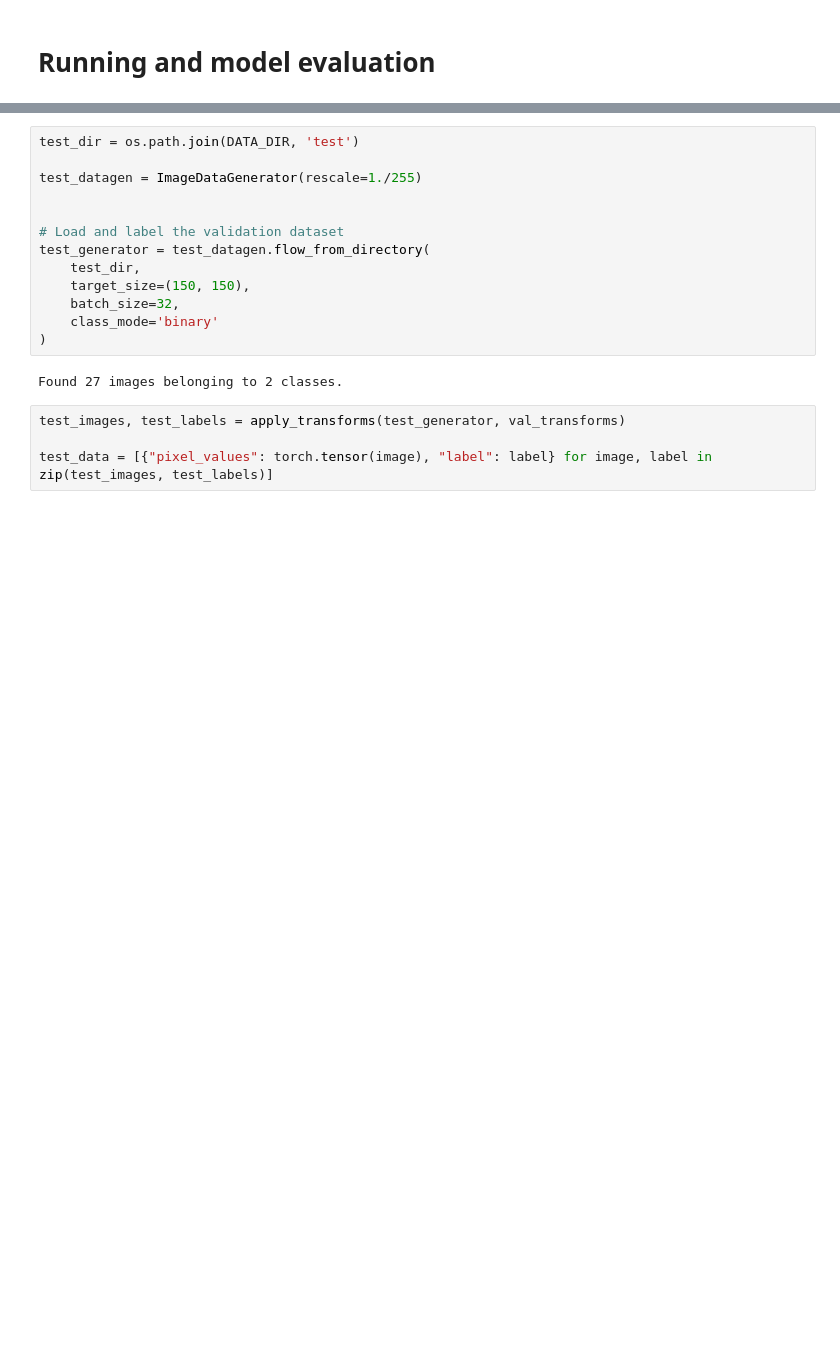
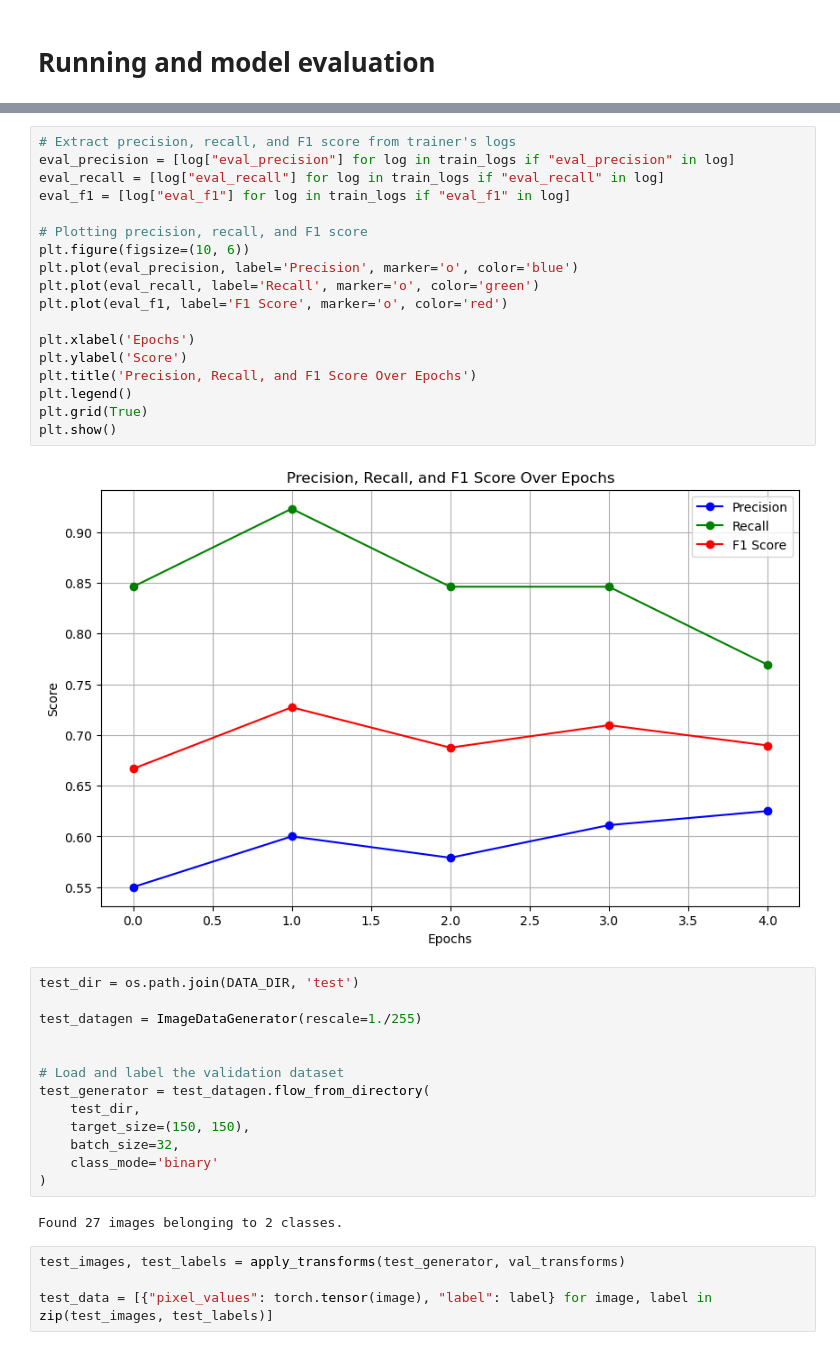
Before and after one commit to tkvngan/DeepLearning_for_BrainTumorDetection, a Jupyter notebook: notebooks/ByteBard8/sota_ViT.ipynb, the cells around one changed output, grey strips where cells are left out. Drawn from its saved outputs; the diff is of its cells as text; blank space fills up the shorter version.

```diff
--- a/notebooks/ByteBard8/sota_ViT.ipynb
+++ b/notebooks/ByteBard8/sota_ViT.ipynb
@@ -282,3 +306,23 @@ plt.show()
+# %%
+# Extract precision, recall, and F1 score from trainer's logs
+eval_precision = [log["eval_precision"] for log in train_logs if "eval_precision" in log]
+eval_recall = [log["eval_recall"] for log in train_logs if "eval_recall" in log]
+eval_f1 = [log["eval_f1"] for log in train_logs if "eval_f1" in log]
+
+# Plotting precision, recall, and F1 score
+plt.figure(figsize=(10, 6))
+plt.plot(eval_precision, label='Precision', marker='o', color='blue')
+plt.plot(eval_recall, label='Recall', marker='o', color='green')
+plt.plot(eval_f1, label='F1 Score', marker='o', color='red')
+
+plt.xlabel('Epochs')
+plt.ylabel('Score')
+plt.title('Precision, Recall, and F1 Score Over Epochs')
+plt.legend()
+plt.grid(True)
+plt.show()
+# %% [output]
+[figure, added]
 # %%
 test_dir = os.path.join(DATA_DIR, 'test')
 
```
Also changed, not shown: parts of 13 cells of this notebook, 1 other file.
